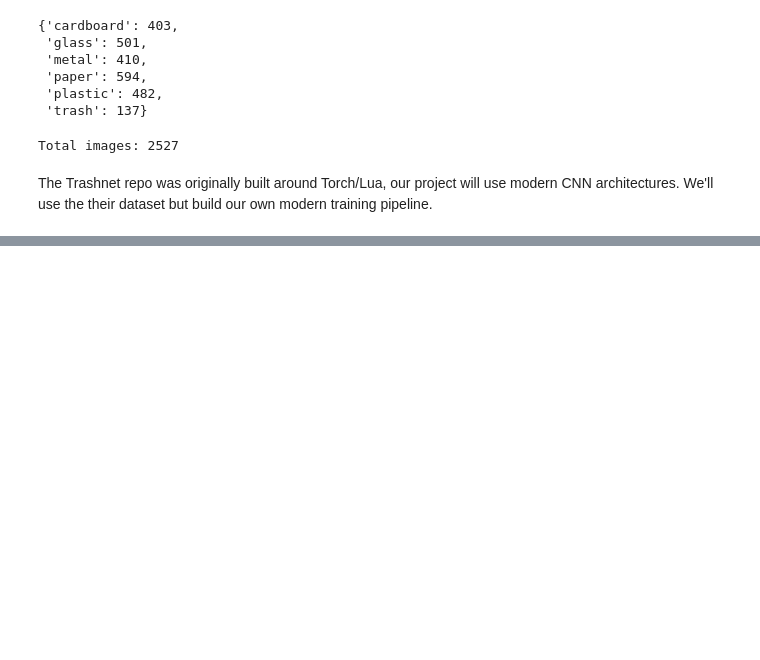
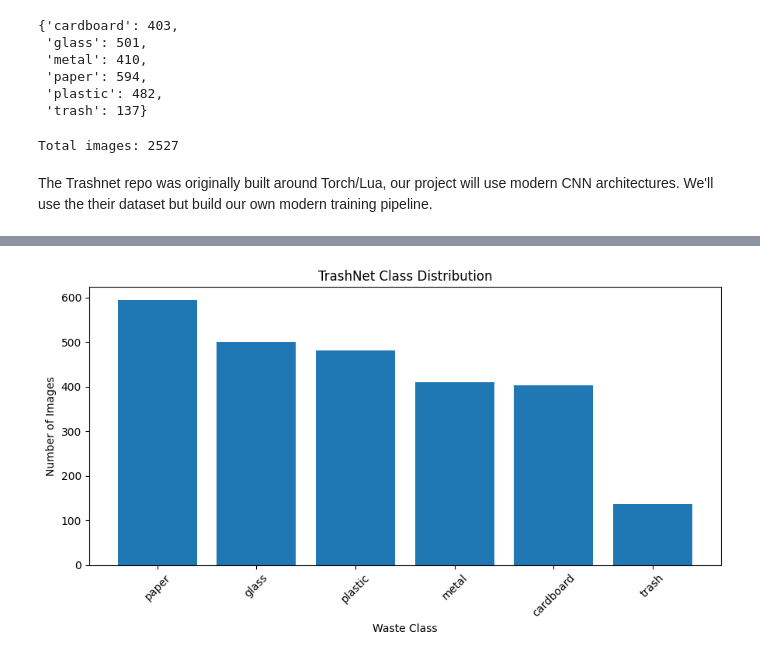
Before and after one commit to viviantothewu-web/trashnet-waste-classification, a Jupyter notebook: notebooks/01_TrashNet_EDA_and_Setup.ipynb, the cells around one changed output, grey strips where cells are left out. Drawn from its saved outputs; the diff is of its cells as text; code cells hidden in the pictures; blank space fills up the shorter version.

```diff
--- a/notebooks/01_TrashNet_EDA_and_Setup.ipynb
+++ b/notebooks/01_TrashNet_EDA_and_Setup.ipynb
@@ -135,0 +147,10 @@ The Trashnet repo was originally built around Torch/Lua, our project will use mo
+# %%
+# class percentage
+
+class_distribution["Percentage"] = (
+    class_distribution["Image Count"]
+    / class_distribution["Image Count"].sum()
+    * 100
+).round(2)
+
+class_distribution
@@ -135,0 +165,20 @@ The Trashnet repo was originally built around Torch/Lua, our project will use mo
+# %%
+#class distribution
+import matplotlib.pyplot as plt
+
+plt.figure(figsize=(9, 5))
+
+plt.bar(
+    class_distribution["Class"],
+    class_distribution["Image Count"]
+)
+
+plt.title("TrashNet Class Distribution")
+plt.xlabel("Waste Class")
+plt.ylabel("Number of Images")
+plt.xticks(rotation=45)
+
+plt.tight_layout()
+plt.show()
+# %% [output]
+[figure, added]
```
Also changed, not shown: parts of 6 cells of this notebook.
